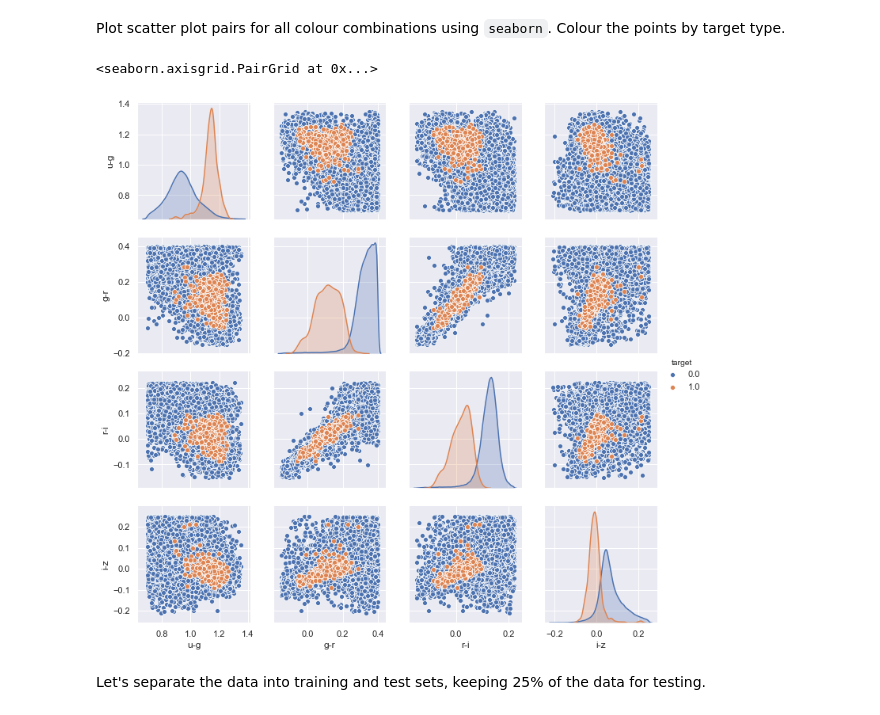
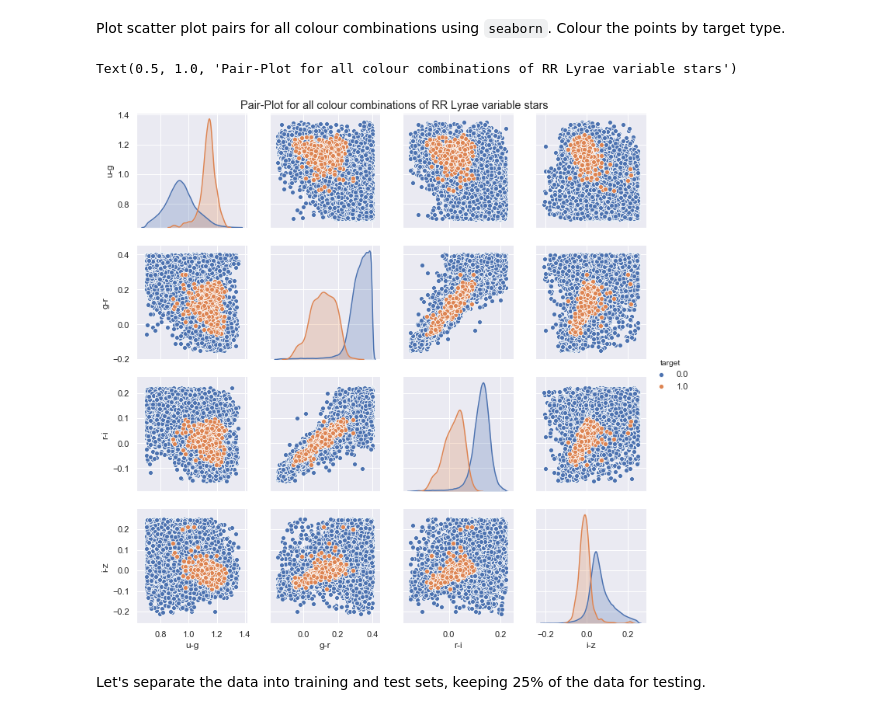
Before and after one commit to nishalad95/Machine_Learning_Big_Data, a Jupyter notebook: spce0038_coursework_NishaLad.ipynb, the cells around one changed output. Drawn from its saved outputs; the diff is of its cells as text; code cells hidden in the pictures.

```diff
--- a/spce0038_coursework_NishaLad.ipynb
+++ b/spce0038_coursework_NishaLad.ipynb
@@ -558,10 +558,11 @@ Plot scatter plot pairs for all colour combinations using `seaborn`.  Colour the
 import seaborn as sns; sns.set()
 # %%
 # YOUR CODE HERE
-sns.pairplot(X_pd_all, x_vars=cols, y_vars=cols, hue="target")
+plot = sns.pairplot(X_pd_all, x_vars=cols, y_vars=cols, hue="target")
+plot.fig.suptitle('Pair-Plot for all colour combinations of RR Lyrae variable stars', y=1.0)
 # %% [output]
-<seaborn.axisgrid.PairGrid at 0x...>
+Text(0.5, 1.0, 'Pair-Plot for all colour combinations of RR Lyrae variable stars')
-[figure, old version]
+[figure, new version]
 # %% [markdown]
 Let's separate the data into training and test sets, keeping 25% of the data for testing.
 # %%
```
Also changed, not shown: parts of 10 cells of this notebook.
